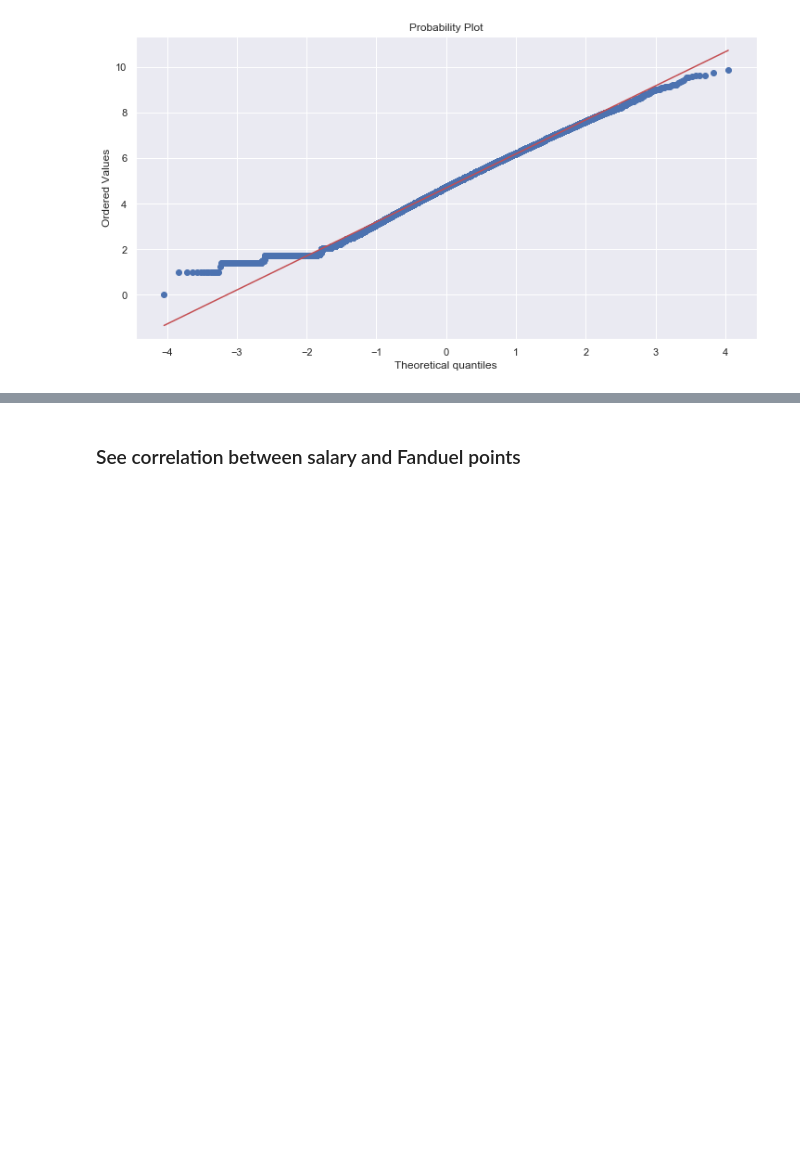
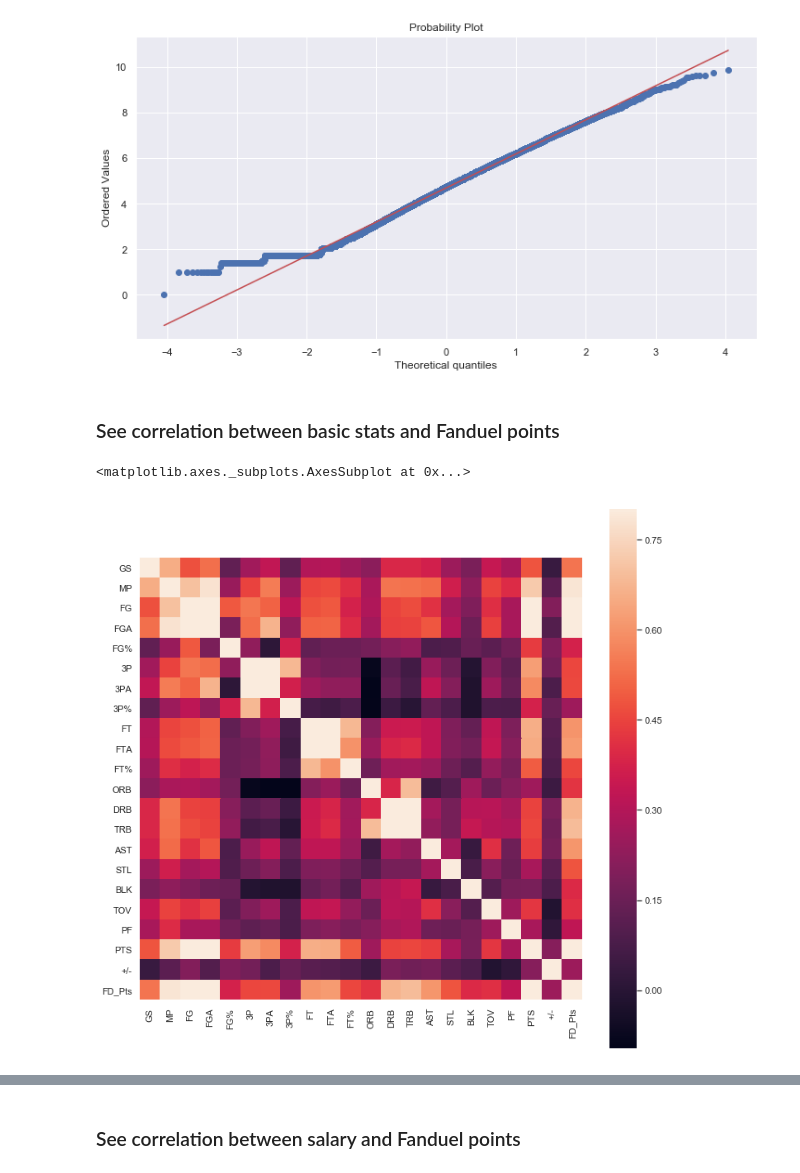
Before and after one commit to xulianrenzoku/nba_dfs, a Jupyter notebook: nba_dfs_data_eng_n_modeling_2019.ipynb, the cells around one changed output, grey strips where cells are left out. Drawn from its saved outputs; the diff is of its cells as text; code cells hidden in the pictures; blank space fills up the shorter version.

Commit message:
add correlation

```diff
--- a/nba_dfs_data_eng_n_modeling_2019.ipynb
+++ b/nba_dfs_data_eng_n_modeling_2019.ipynb
@@ -200,3 +200,16 @@ res = stats.probplot(player_df.FD_Pts_Adj, plot=plt)
 # %% [output]
 [figure]
 [figure]
+# %% [markdown]
+### See correlation between basic stats and Fanduel points
+# %%
+basic_features = ['GS', 'MP', 'FG', 'FGA', 'FG%', '3P', '3PA', '3P%',
+                  'FT', 'FTA', 'FT%', 'ORB', 'DRB', 'TRB',
+                  'AST', 'STL', 'BLK', 'TOV', 'PF', 'PTS', '+/-',
+                  'FD_Pts']
+corrmat_basic = player_df[basic_features].corr()
+figsize(12, 12)
+sns.heatmap(corrmat_basic, vmax=.8, square=True)
+# %% [output]
+<matplotlib.axes._subplots.AxesSubplot at 0x...>
+[figure, added]
```
Also changed, not shown: parts of 4 cells of this notebook.
